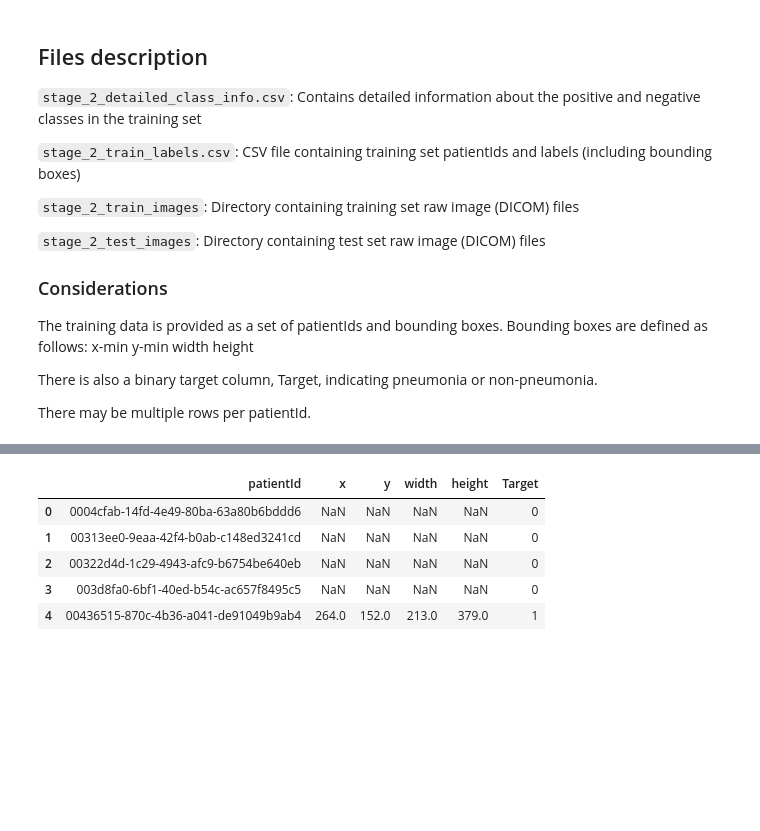
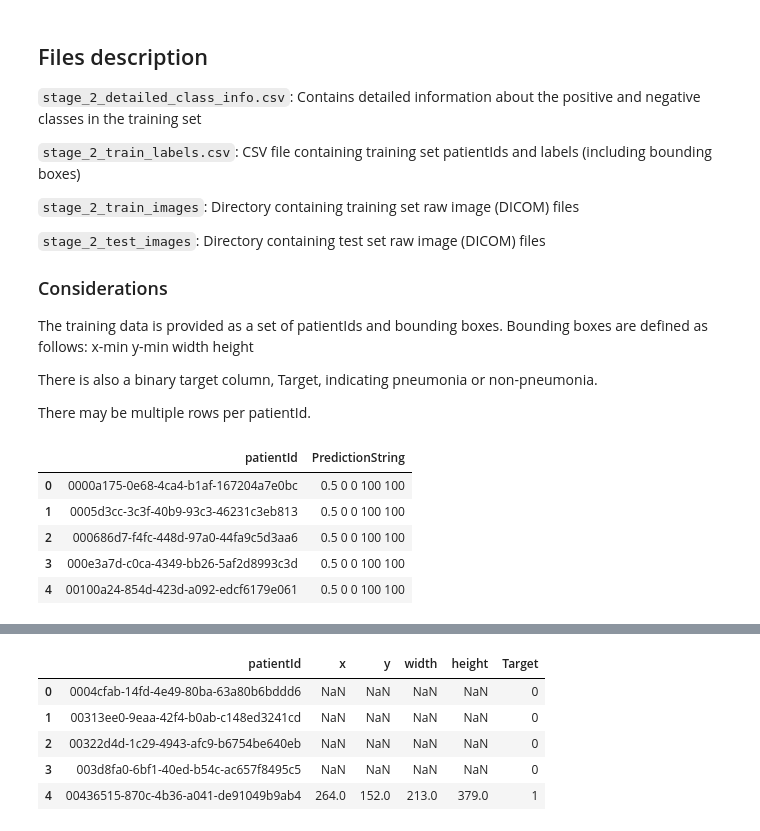
Before and after one commit to omarsayed7/RSNA-Pneumonia-Detection, a Jupyter notebook: RSNA_Pneumonia_Detection.ipynb, the cells around one changed output, grey strips where cells are left out. Saved outputs shown, nothing was run; the diff lists cells and outputs as text; code cells hidden in the pictures; blank space fills up the shorter version.

```diff
--- a/RSNA_Pneumonia_Detection.ipynb
+++ b/RSNA_Pneumonia_Detection.ipynb
@@ -82,3 +60,13 @@ There may be multiple rows per patientId.
 # %%
 train_labels = pd.read_csv('stage_2_train_labels.csv')
 data_info = pd.read_csv('stage_2_detailed_class_info.csv')
+sample_submission = pd.read_csv('stage_2_sample_submission.csv')
+# %%
+sample_submission.head()
+# %% [output]
+|  | patientId | PredictionString |
+| 0 | 0000a175-0e68-4ca4-b1af-167204a7e0bc | 0.5 0 0 100 100 |
+| 1 | 0005d3cc-3c3f-40b9-93c3-46231c3eb813 | 0.5 0 0 100 100 |
+| 2 | 000686d7-f4fc-448d-97a0-44fa9c5d3aa6 | 0.5 0 0 100 100 |
+| 3 | 000e3a7d-c0ca-4349-bb26-5af2d8993c3d | 0.5 0 0 100 100 |
+| 4 | 00100a24-854d-423d-a092-edcf6179e061 | 0.5 0 0 100 100 |
```
Also changed, not shown: parts of 16 cells of this notebook.
